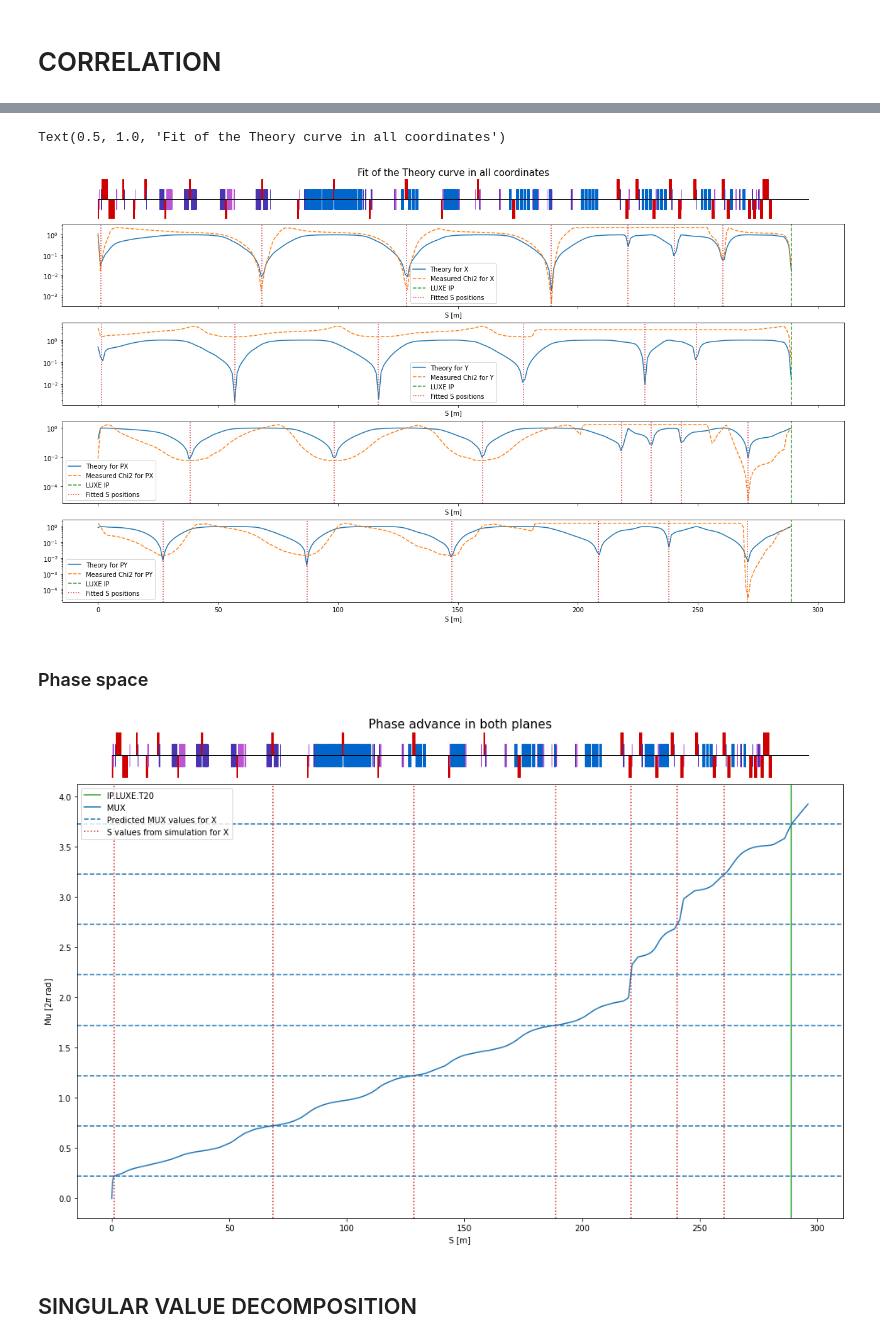
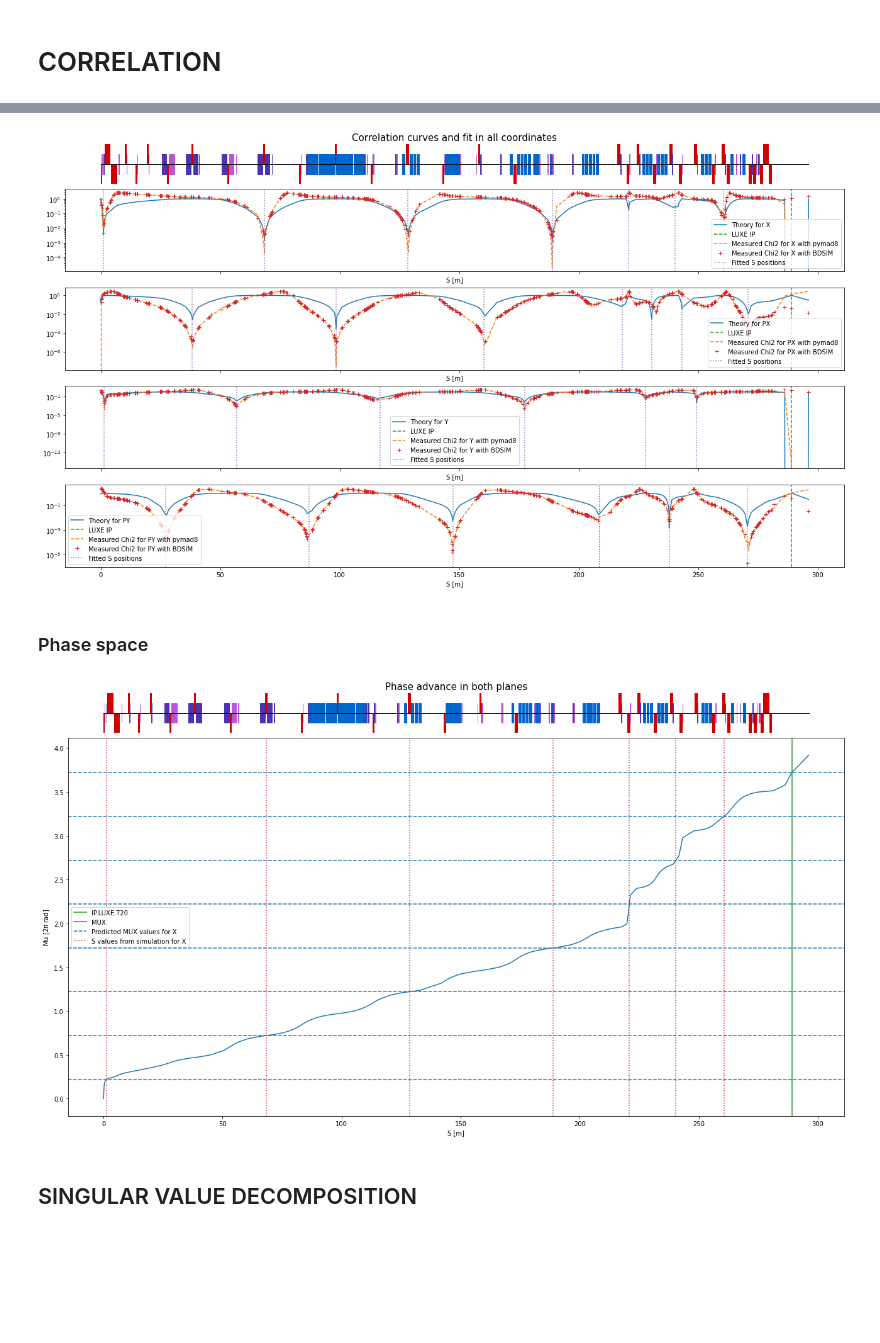
Before and after one commit to MarinDeniaud/luxe-backgrounds, a Jupyter notebook: 06_analysis/Beam_tracking_analysis.ipynb, the cells around one changed output, grey strips where cells are left out. Saved outputs shown, nothing was run; the diff lists cells and outputs as text; code cells hidden in the pictures; blank space fills up the shorter version.

```diff
--- a/06_analysis/Beam_tracking_analysis.ipynb
+++ b/06_analysis/Beam_tracking_analysis.ipynb
@@ -202,0 +185,14 @@ _plt.savefig("{}_Beam_profile_at_one_sampler_compared_to_IP_in_all_coordinates".
+# %%
+ref_S = Track.twiss.getElementByNames('IP.LUXE.T20', 'S')
+initial_fit = [[1, 70, 130, 180, 220, 240, 260],
+              [40, 100, 160, 215, 230, 245, 270],
+              [1, 50, 100, 175, 225, 250],
+              [25, 100, 150, 200, 225, 240, 265]]
+
+_plt.figure(figsize=(18, 5))
+
+beamTracking.PlotTheoryFitAndChi2(Track, 'X', ref_S, 'X',  initial_fit[0], bdsimCompare=True)
+
+_m8.Plot.AddMachineLatticeToFigure(_plt.gcf(), Track.twiss)
+_plt.title("Correlation curves and fit for X", fontsize=20)
+_plt.savefig("{}_Correlation_curves_and_fit_for_X".format(save_name_prefix), dpi=300, bbox_inches='tight')
@@ -203,25 +226,43 @@ _plt.savefig("{}_Beam_profile_at_one_sampler_compared_to_IP_in_all_coordinates".
 # %%
-inital_fit = [[1, 70, 130, 180, 220, 240, 260],
+ref_S = Track.twiss.getElementByNames('IP.LUXE.T20', 'S')
+initial_fit = [[1, 70, 130, 180, 220, 240, 260],
               [40, 100, 160, 215, 230, 245, 270],
               [1, 50, 100, 175, 225, 250],
-              [25, 100, 150, 200, 225, 240, 265],]
-THEORY, CHI2, S_list = beamTracking.TheoryFitAndChi2(Track, 'IP.LUXE.T20', inital_fit)
-beamTracking.PlotTheoryFitAndChi2(Track, THEORY, CHI2, S_list)
+              [25, 100, 150, 200, 225, 240, 265]]
+
+fig, ax = _plt.subplots(4, 1, figsize=(18, 10), gridspec_kw={'height_ratios': [1, 1, 1, 1]}, sharex='all')
+
+_plt.subplot(4, 1, 1)
+beamTracking.PlotTheoryFitAndChi2(Track, 'X', ref_S, 'X',  initial_fit[0], bdsimCompare=True)
+_plt.subplot(4, 1, 2)
+beamTracking.PlotTheoryFitAndChi2(Track, 'X', ref_S, 'PX', initial_fit[1], bdsimCompare=True)
+_plt.subplot(4, 1, 3)
+beamTracking.PlotTheoryFitAndChi2(Track, 'Y', ref_S, 'Y',  initial_fit[2], bdsimCompare=True)
+_plt.subplot(4, 1, 4)
+beamTracking.PlotTheoryFitAndChi2(Track, 'Y', ref_S, 'PY', initial_fit[3], bdsimCompare=True)
+
 _m8.Plot.AddMachineLatticeToFigure(_plt.gcf(), Track.twiss)
-_plt.title("Fit of the Theory curve in all coordinates", fontsize=15)
+_plt.title("Correlation curves and fit in all coordinates", fontsize=15)
+_plt.savefig("{}_Correlation_curves_and_fit_in_all_coordinates".format(save_name_prefix), dpi=300, bbox_inches='tight')
 # %% [output]
-Text(0.5, 1.0, 'Fit of the Theory curve in all coordinates')
-[figure, old version]
+[figure, new version]
 # %% [markdown]
 ### Phase space
 # %%
-_plt.figure(figsize=(14, 9))
+ref_S = Track.twiss.getElementByNames('IP.LUXE.T20', 'S')
+initial_fit = [[1, 70, 130, 180, 220, 240, 260],
+              [40, 100, 160, 215, 230, 245, 270],
+              [1, 50, 100, 175, 225, 250],
+              [25, 100, 150, 200, 225, 240, 265]]
+S_list = Track.getTheoryAndFit('X', ref_S, 'X', initial_fit[0])[1]
+
+_plt.figure(figsize=(18, 10))
 beamTracking.PlotPhaseAdvanceCheck(Track, 'X', S_list)
 _m8.Plot.AddMachineLatticeToFigure(_plt.gcf(), Track.twiss)
 _plt.title("Phase advance in both planes", fontsize=15)
 _plt.savefig("{}_Phase_advance_in_both_planes".format(save_name_prefix), dpi=300, bbox_inches='tight')
 # %% [output]
-[figure, old version]
+[figure, new version]
 # %% [markdown]
 ## SINGULAR VALUE DECOMPOSITION
 # %%
```
Also changed, not shown: parts of 23 cells of this notebook.
